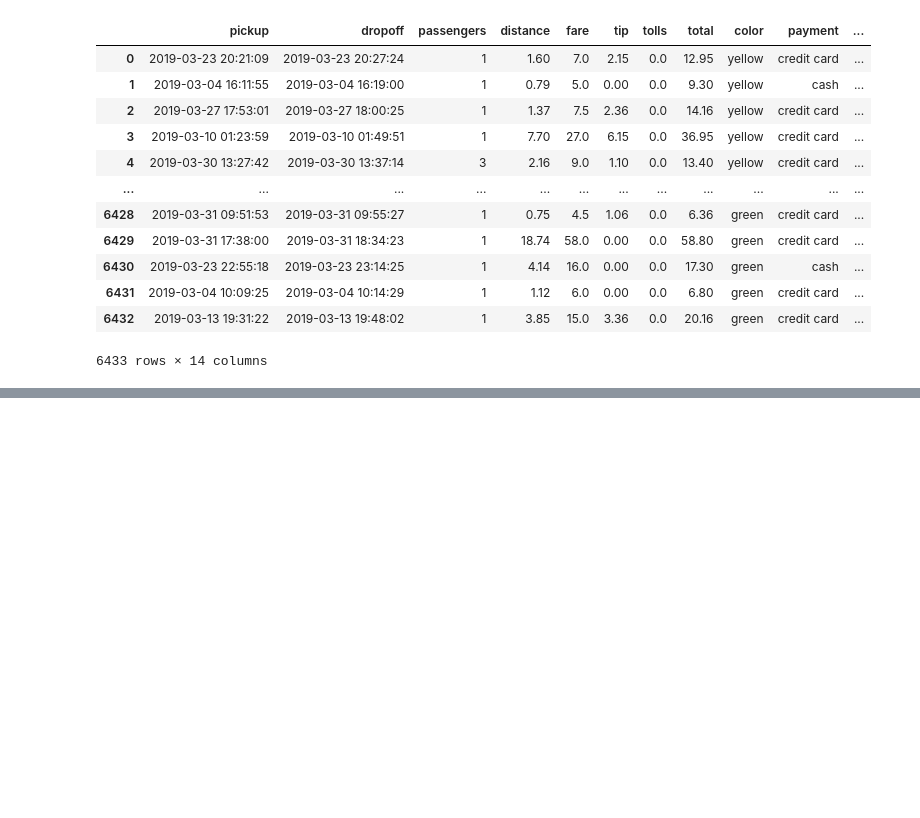
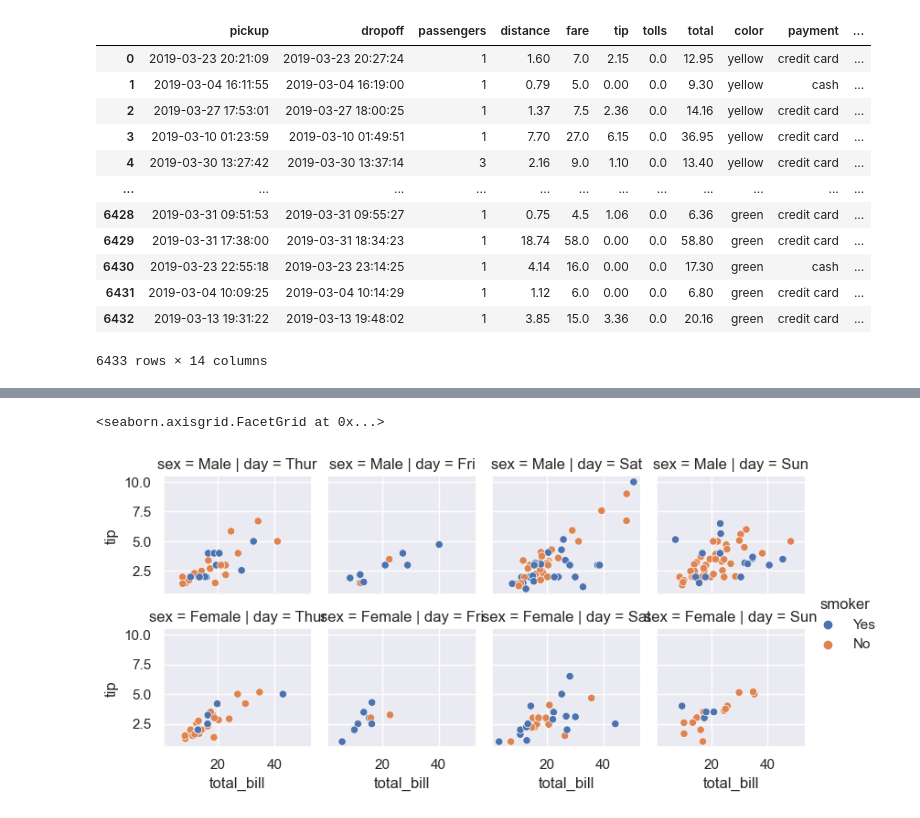
Before and after one commit to choi55j/-2023-09, a Jupyter notebook: choi/수파이썬/21강.ipynb, the cells around one changed output, grey strips where cells are left out. Cells and saved outputs as stored; diff of their text form; code cells hidden in the pictures; blank space fills up the shorter version.

```diff
--- a/choi/수파이썬/21강.ipynb
+++ b/choi/수파이썬/21강.ipynb
@@ -133,0 +167,6 @@ AttributeError: 'DataFrame' object has no attribute 'sort_value'
+# %%
+sns.relplot(data=tips, x='total_bill',y='tip', kind="scatter", col="day", row="sex",height=2, hue="smoker", aspect=1)
+# 위 아랫줄로 다르게 표기되는 데이터는 row에 입력
+# %% [output]
+<seaborn.axisgrid.FacetGrid at 0x...>
+[figure, added]
```
Also changed, not shown: parts of 7 cells of this notebook.
